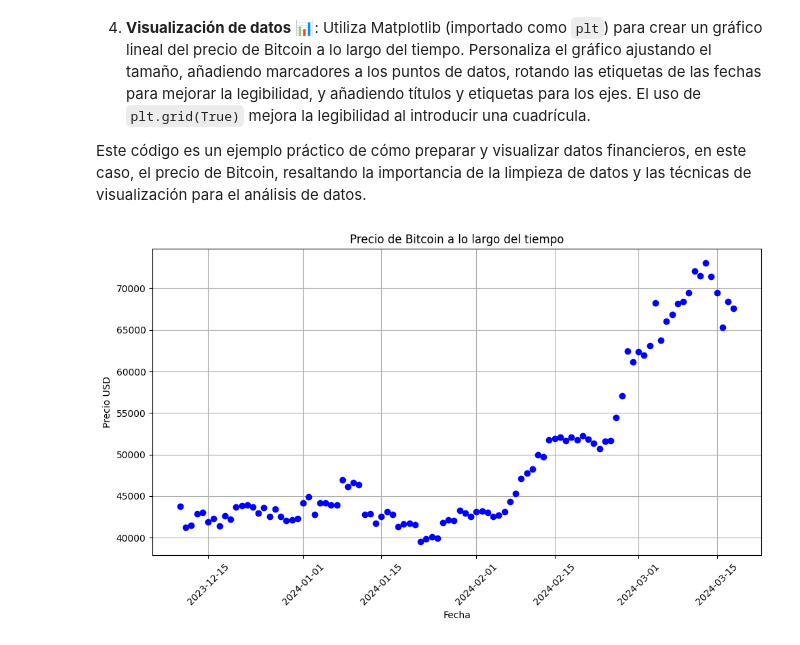
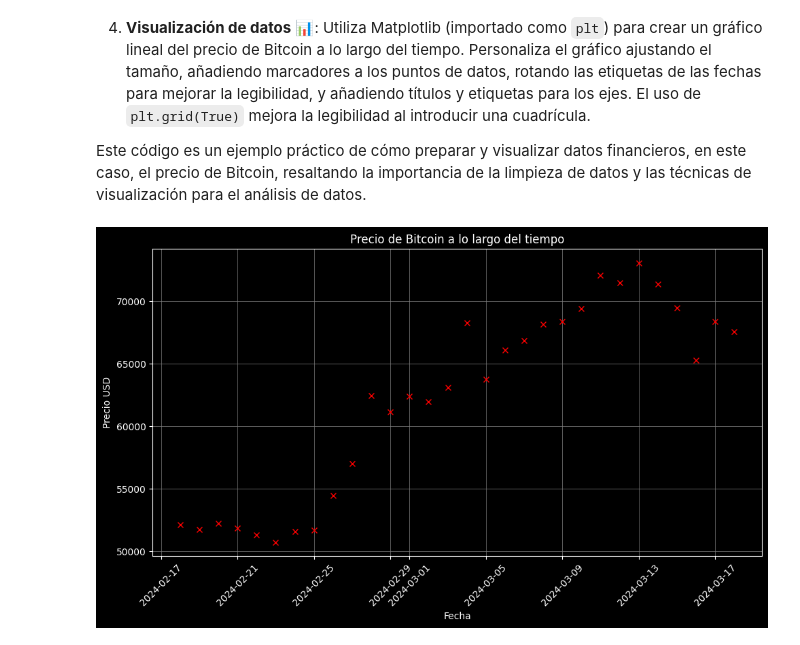
Before and after one commit to caesar-dat-com/Quick_programming_tasks, a Jupyter notebook: scatter plot/scatter plot.ipynb, the cells around one changed output. Cells and saved outputs as stored; diff of their text form; code cells hidden in the pictures.

```diff
--- a/scatter plot/scatter plot.ipynb
+++ b/scatter plot/scatter plot.ipynb
@@ -102,22 +102,33 @@ Este fragmento de código lleva a cabo una serie de operaciones para manipular y
 
 Este código es un ejemplo práctico de cómo preparar y visualizar datos financieros, en este caso, el precio de Bitcoin, resaltando la importancia de la limpieza de datos y las técnicas de visualización para el análisis de datos.
 # %%
-df = pd.read_csv(archivo_csv, nrows=100)
+df = pd.read_csv(archivo_csv, nrows=30)
 
 # Convertir la columna 'Date' a tipo datetime
 df['Date'] = pd.to_datetime(df['Date'])
 
-df['Price'] = df['Price'].str.replace(',','').astype(float)
+# Convertir los precios a float, eliminando comas
+df['Price'] = df['Price'].str.replace(',', '').astype(float)
 
-# Graficar
+# Configurar el estilo del gráfico
+plt.style.use('dark_background')
+
 plt.figure(figsize=(10, 6))
-plt.plot(df['Date'], df['Price'], marker='o', color='b', linestyle='')
-plt.title('Precio de Bitcoin a lo largo del tiempo')
-plt.xlabel('Fecha')
-plt.ylabel('Precio USD')
-plt.grid(True)
+
+# Asegurarte de que el color de la línea (en este caso 'r' de rojo) contraste bien con el fondo negro
+plt.plot(df['Date'], df['Price'], marker='x', color='r', linestyle='')
+
+# Para cambiar el color del título, las etiquetas y la cuadrícula a blanco,
+# ya están configurados así por defecto con el estilo 'dark_background'
+plt.title('Precio de Bitcoin a lo largo del tiempo', color='white')
+plt.xlabel('Fecha', color='white')
+plt.ylabel('Precio USD', color='white')
+plt.grid(True, which='both', axis='both', color='gray', linestyle='-', linewidth=0.5)
+
+# Para los ticks, plt.xticks() ya debería manejar bien los colores en el estilo 'dark_background'
 plt.xticks(rotation=45)
+
 plt.tight_layout()
 plt.show()
 # %% [output]
-[figure, old version]
+[figure, new version]
```
